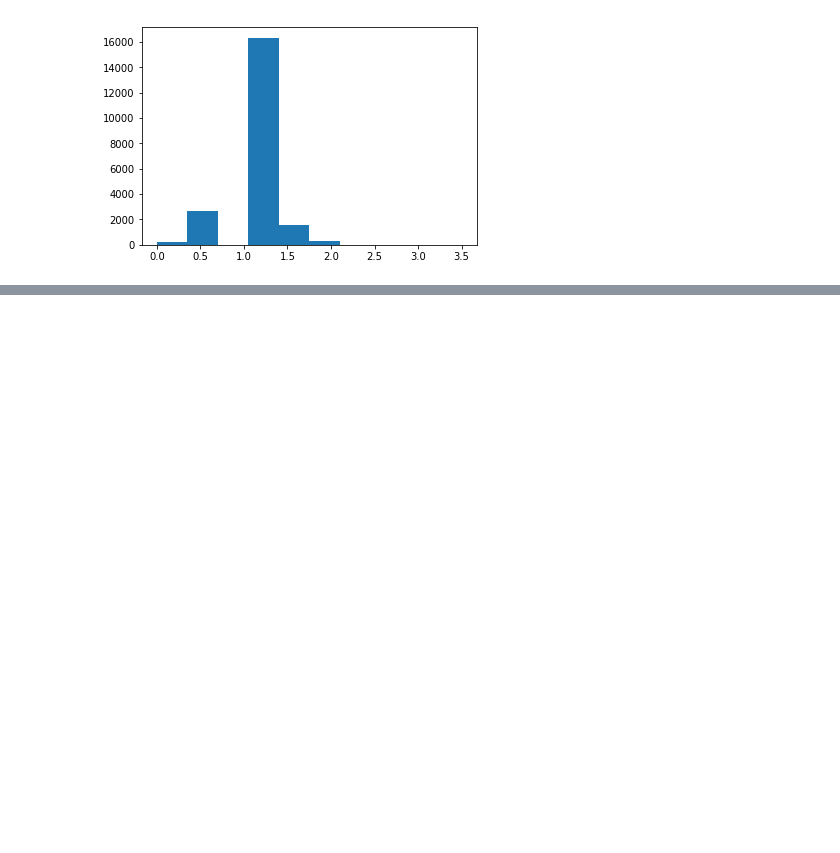
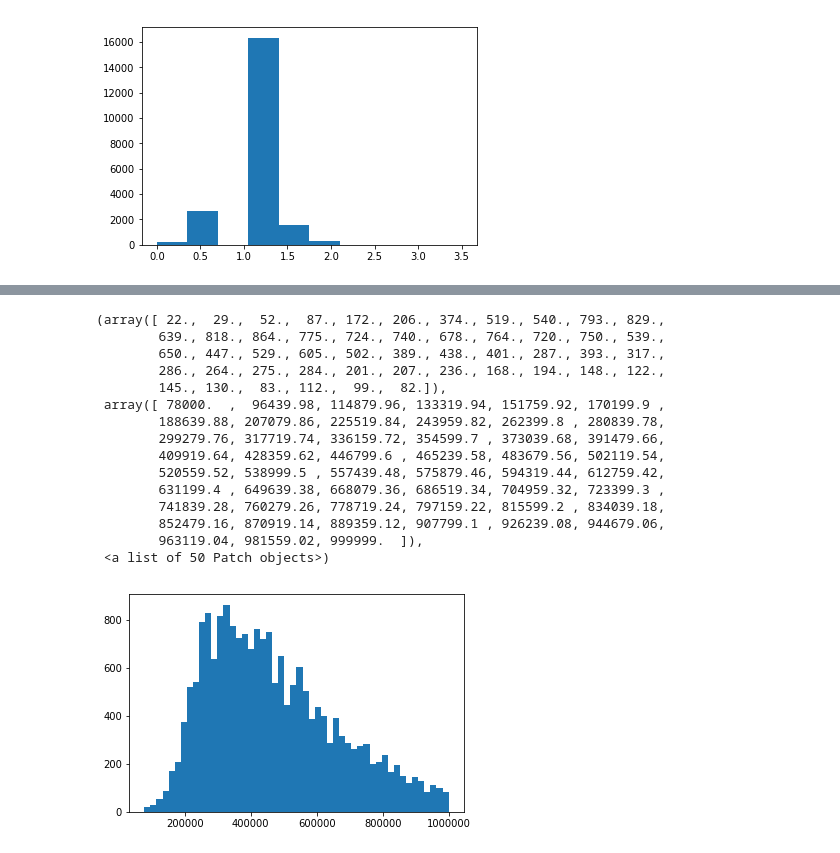
Before and after one commit to dmart49/Mod1Project, a Jupyter notebook: data_cleaning.ipynb, the cells around one changed output, grey strips where cells are left out. Cells and saved outputs as stored; diff of their text form; code cells hidden in the pictures; blank space fills up the shorter version.

```diff
--- a/data_cleaning.ipynb
+++ b/data_cleaning.ipynb
@@ -258,0 +322,19 @@ everything.reset_index(inplace=True)
+# %%
+plt.hist(kc_houses['price'],bins =50)
+# %% [output]
+(array([ 22.,  29.,  52.,  87., 172., 206., 374., 519., 540., 793., 829.,
+        639., 818., 864., 775., 724., 740., 678., 764., 720., 750., 539.,
+        650., 447., 529., 605., 502., 389., 438., 401., 287., 393., 317.,
+        286., 264., 275., 284., 201., 207., 236., 168., 194., 148., 122.,
+        145., 130.,  83., 112.,  99.,  82.]),
+ array([ 78000.  ,  96439.98, 114879.96, 133319.94, 151759.92, 170199.9 ,
+        188639.88, 207079.86, 225519.84, 243959.82, 262399.8 , 280839.78,
+        299279.76, 317719.74, 336159.72, 354599.7 , 373039.68, 391479.66,
+        409919.64, 428359.62, 446799.6 , 465239.58, 483679.56, 502119.54,
+        520559.52, 538999.5 , 557439.48, 575879.46, 594319.44, 612759.42,
+        631199.4 , 649639.38, 668079.36, 686519.34, 704959.32, 723399.3 ,
+        741839.28, 760279.26, 778719.24, 797159.22, 815599.2 , 834039.18,
+        852479.16, 870919.14, 889359.12, 907799.1 , 926239.08, 944679.06,
+        963119.04, 981559.02, 999999.  ]),
+ <a list of 50 Patch objects>)
+[figure, added]
```
Also changed, not shown: parts of 41 cells of this notebook.
